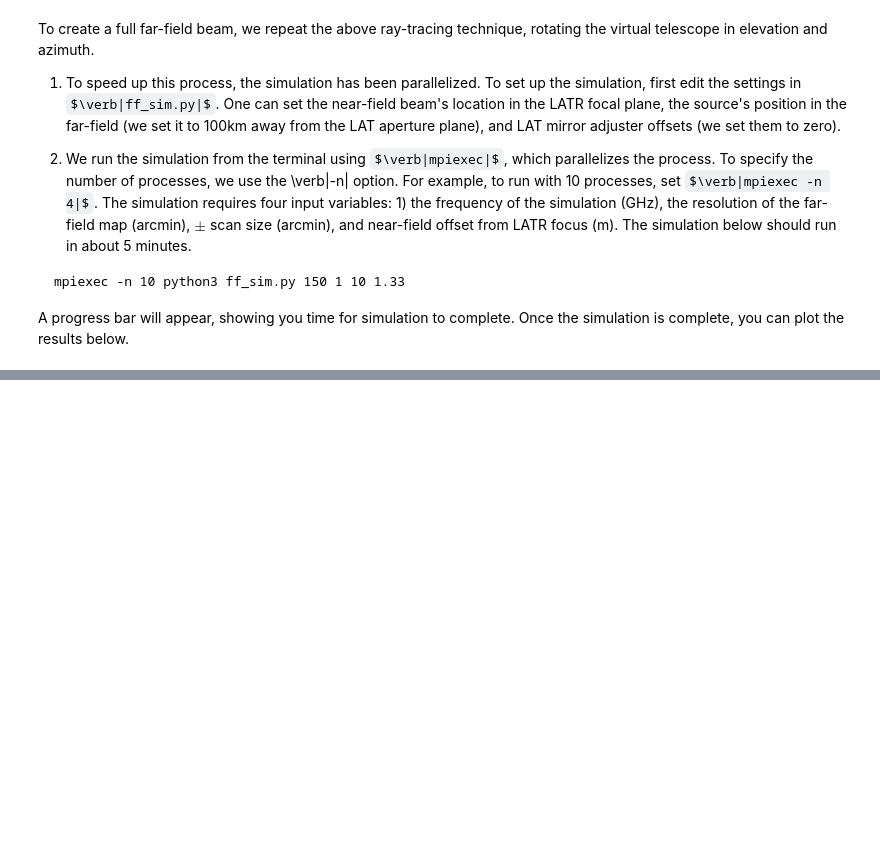
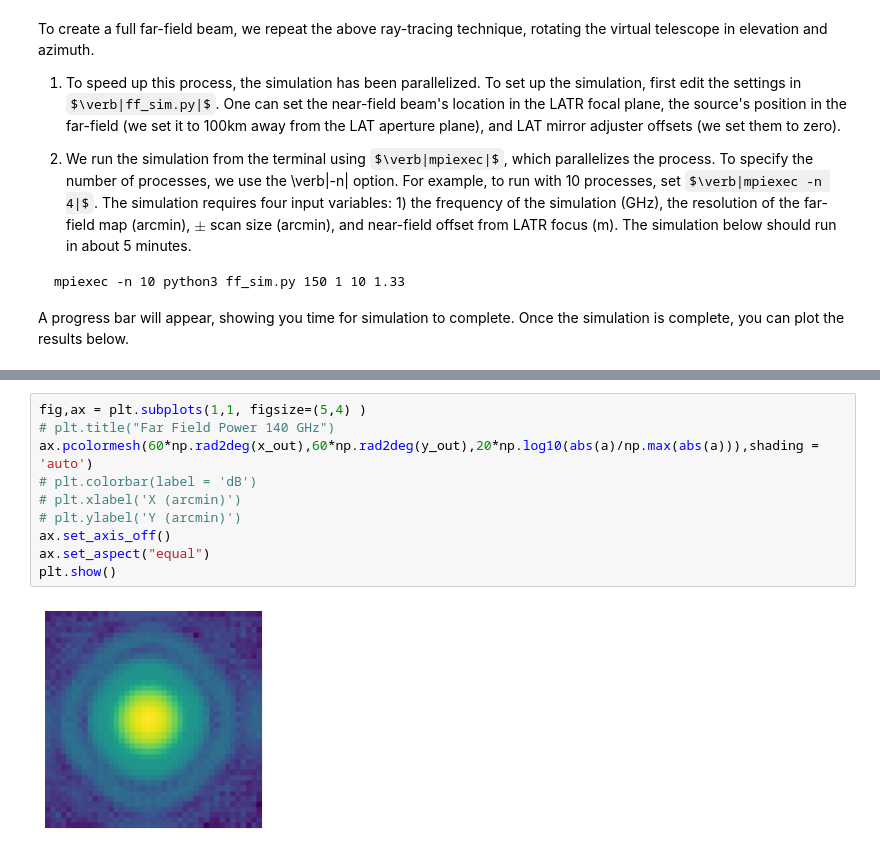
Before and after one commit to McMahonCosmologyGroup/solat-optics, a Jupyter notebook: tutorials/latrt_farfield_sim.ipynb, the cells around one changed output, grey strips where cells are left out. Saved outputs shown, nothing was run; the diff lists cells and outputs as text; some formulas as TeX source; blank space fills up the shorter version.

```diff
--- a/tutorials/latrt_farfield_sim.ipynb
+++ b/tutorials/latrt_farfield_sim.ipynb
@@ -20,0 +58,12 @@ A progress bar will appear, showing you time for simulation to complete.  Once t
+# %%
+fig,ax = plt.subplots(1,1, figsize=(5,4) )
+# plt.title("Far Field Power 140 GHz")
+ax.pcolormesh(60*np.rad2deg(x_out),60*np.rad2deg(y_out),20*np.log10(abs(a)/np.max(abs(a))),shading = 'auto')
+# plt.colorbar(label = 'dB')
+# plt.xlabel('X (arcmin)')
+# plt.ylabel('Y (arcmin)')
+ax.set_axis_off()
+ax.set_aspect("equal")
+plt.show()
+# %% [output]
+[figure, added]
```
Also changed, not shown: parts of 2 cells of this notebook, 6 other files.
